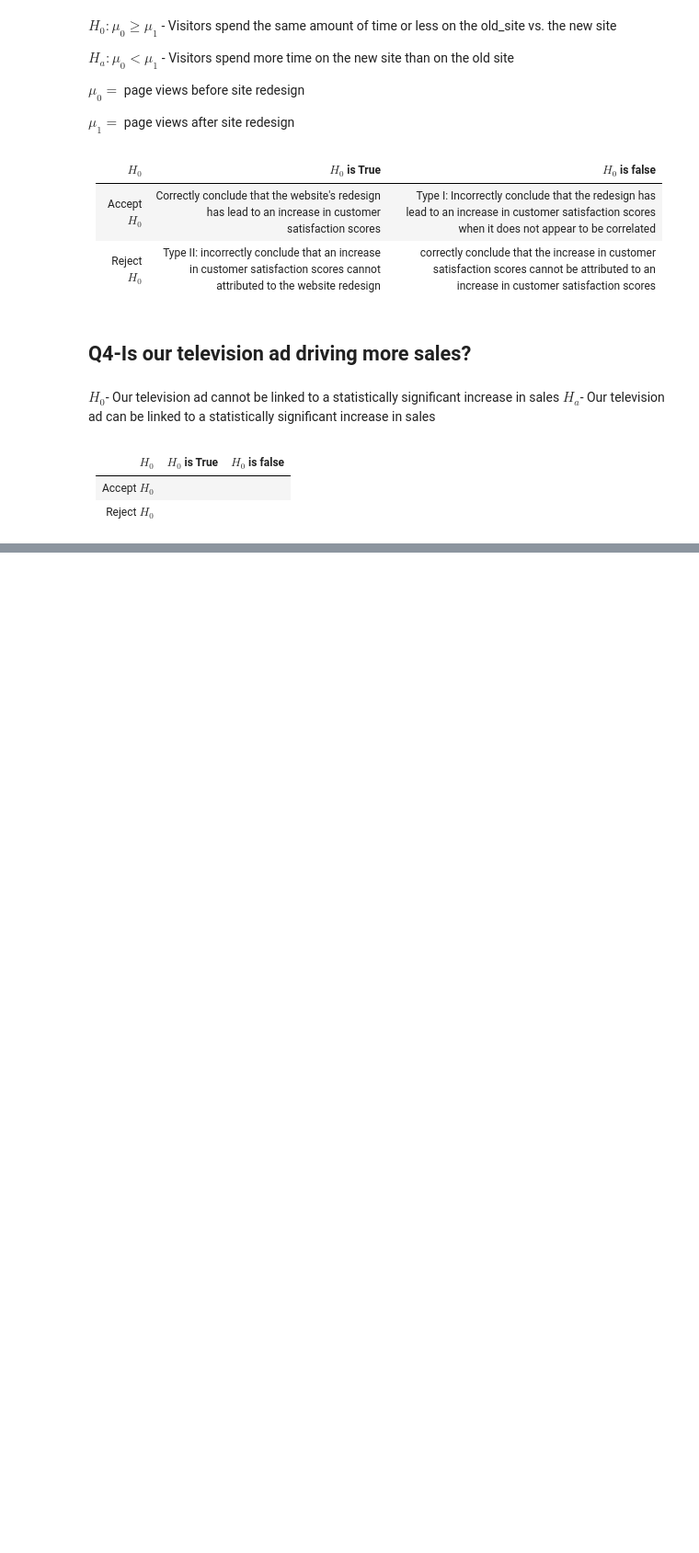
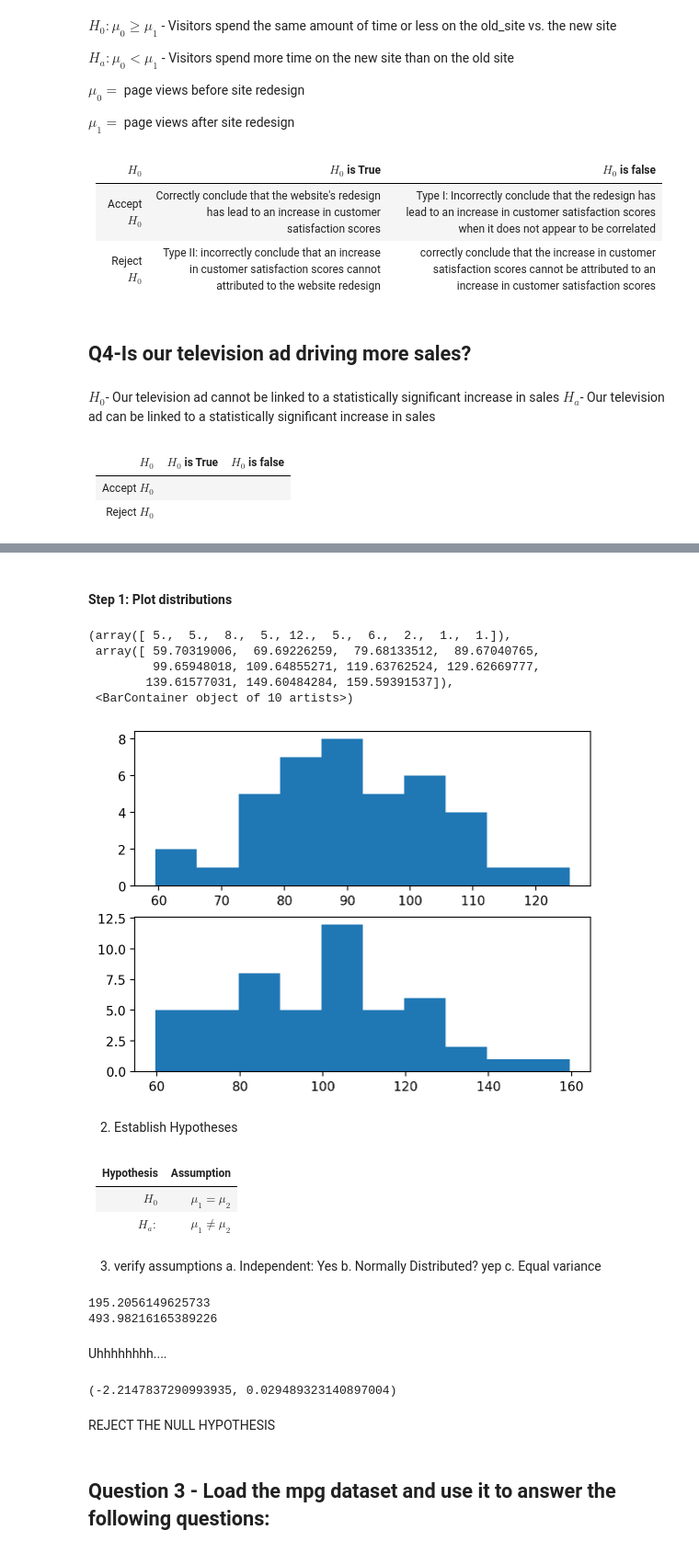
Before and after one commit to Is0metry/statistics-exercises, a Jupyter notebook: hypothesis_testing.ipynb, the cells around one changed output, grey strips where cells are left out. Shown at 92% size. Cells and saved outputs as stored; diff of their text form; code cells hidden in the pictures; blank space fills up the shorter version.

Commit message:
TTests in hypothesis_testing

```diff
--- a/hypothesis_testing.ipynb
+++ b/hypothesis_testing.ipynb
@@ -43,0 +85,56 @@ Reject $H_{0}$ | |
+# %%
+#setup & generate samples
+n_1 = 40
+mu_1 = 90
+std_1 = 15
+n_2 = 50
+mew_2 = 100
+std_2 = 20
+alpha = .05
+gen_1 = stats.norm(90,15)
+gen_2 = stats.norm(100,20)
+sales_1 = gen_1.rvs(40)
+sales_2 = gen_2.rvs(50)
+# %% [markdown]
+#### Step 1: Plot distributions
+# %%
+plt.subplot(211)
+plt.hist(sales_1)
+plt.subplot(212)
+plt.hist(sales_2)
+# %% [output]
+(array([ 5.,  5.,  8.,  5., 12.,  5.,  6.,  2.,  1.,  1.]),
+ array([ 59.70319006,  69.69226259,  79.68133512,  89.67040765,
+         99.65948018, 109.64855271, 119.63762524, 129.62669777,
+        139.61577031, 149.60484284, 159.59391537]),
+ <BarContainer object of 10 artists>)
+[figure, added]
+# %% [markdown]
+2. Establish Hypotheses
+# %% [markdown]
+Hypothesis | Assumption
+--- | ---
+$H_{0}$ | $\mu_{1} = \mu_{2}$ |
+|$H_{a}:$ | $\ \mu_{1} \neq \mu_{2}$|
+# %% [markdown]
+3. verify assumptions
+    a. Independent: Yes
+    b. Normally Distributed? yep
+    c. Equal variance
+# %%
+print(sales_1.var())
+print(sales_2.var())
+# %% [output]
+195.2056149625733
+493.98216165389226
+# %% [markdown]
+Uhhhhhhhh....
+# %%
+t,p = stats.ttest_ind(sales_1,sales_2,equal_var=False)
+t,p
+# %% [output]
+(-2.2147837290993935, 0.029489323140897004)
+# %% [markdown]
+REJECT THE NULL HYPOTHESIS
+# %% [markdown]
+## Question 3 - Load the mpg dataset and use it to answer the following questions:
```
Also changed, not shown: parts of 33 cells of this notebook.
